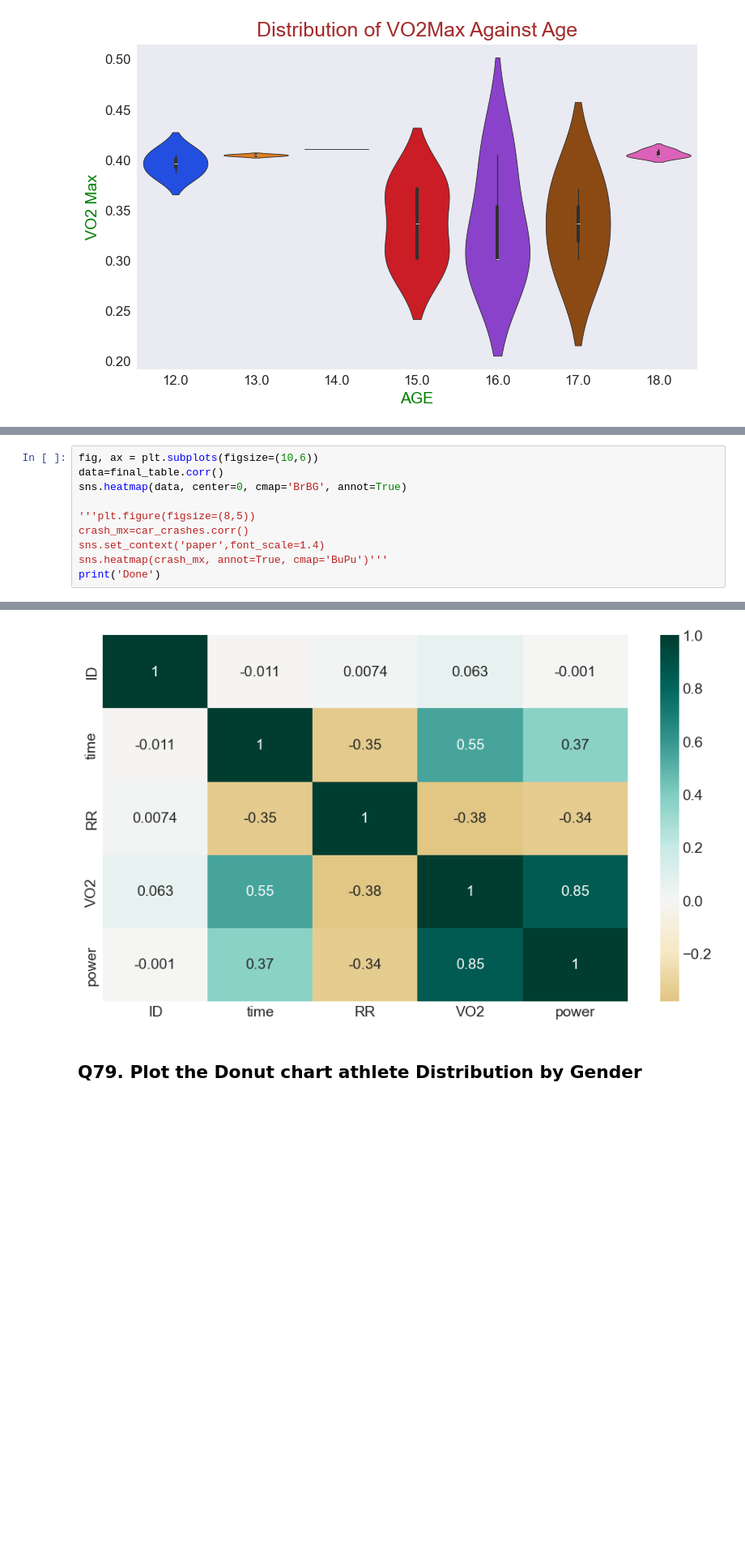
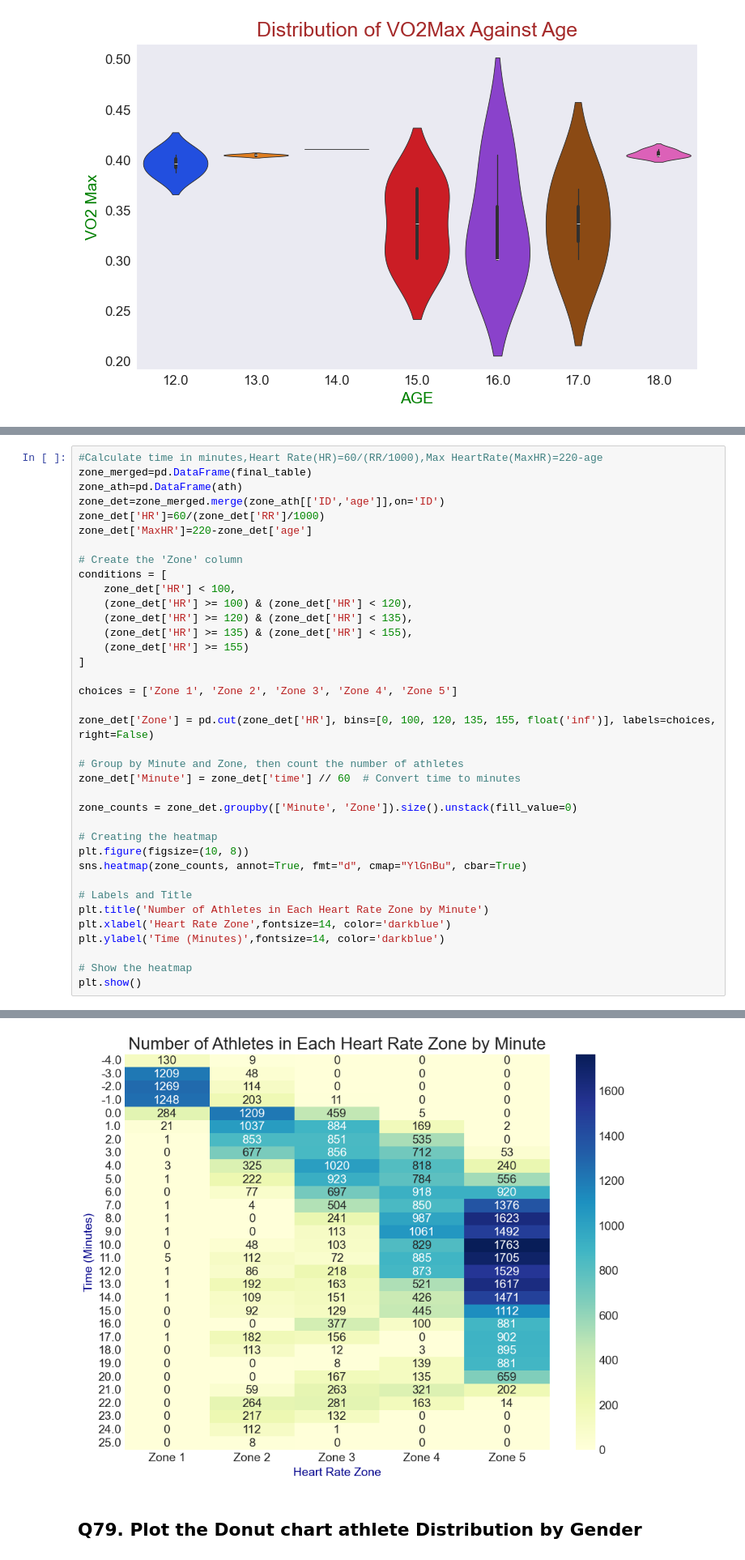
Before and after one commit to Swathikoneti/Team09_HackathonQueens_PythonHackathon_Aug24, a Jupyter notebook: Team09_Jyoti.ipynb, the cells around one changed output, grey strips where cells are left out. Shown: that part at 81% size. Cells and saved outputs as stored; diff of their text form; blank space fills up the shorter version.

```diff
--- a/Team09_Jyoti.ipynb
+++ b/Team09_Jyoti.ipynb
@@ -364,11 +414,38 @@ Q78. Create a heatmap that show heart rate zones by minutes and the number of at
 # %%
-fig, ax = plt.subplots(figsize=(10,6))
-data=final_table.corr()
-sns.heatmap(data, center=0, cmap='BrBG', annot=True)
+#Calculate time in minutes,Heart Rate(HR)=60/(RR/1000),Max HeartRate(MaxHR)=220-age
+zone_merged=pd.DataFrame(final_table)
+zone_ath=pd.DataFrame(ath)
+zone_det=zone_merged.merge(zone_ath[['ID','age']],on='ID')
+zone_det['HR']=60/(zone_det['RR']/1000)
+zone_det['MaxHR']=220-zone_det['age']
 
-'''plt.figure(figsize=(8,5))
-crash_mx=car_crashes.corr()
-sns.set_context('paper',font_scale=1.4)
-sns.heatmap(crash_mx, annot=True, cmap='BuPu')'''
-print('Done')
+# Create the 'Zone' column
+conditions = [
+    zone_det['HR'] < 100,
+    (zone_det['HR'] >= 100) & (zone_det['HR'] < 120),
+    (zone_det['HR'] >= 120) & (zone_det['HR'] < 135),
+    (zone_det['HR'] >= 135) & (zone_det['HR'] < 155),
+    (zone_det['HR'] >= 155)
+]
+
+choices = ['Zone 1', 'Zone 2', 'Zone 3', 'Zone 4', 'Zone 5']
+
+zone_det['Zone'] = pd.cut(zone_det['HR'], bins=[0, 100, 120, 135, 155, float('inf')], labels=choices, right=False)
+
+# Group by Minute and Zone, then count the number of athletes
+zone_det['Minute'] = zone_det['time'] // 60  # Convert time to minutes
+
+zone_counts = zone_det.groupby(['Minute', 'Zone']).size().unstack(fill_value=0)
+
+# Creating the heatmap
+plt.figure(figsize=(10, 8))
+sns.heatmap(zone_counts, annot=True, fmt="d", cmap="YlGnBu", cbar=True)
+
+# Labels and Title
+plt.title('Number of Athletes in Each Heart Rate Zone by Minute')
+plt.xlabel('Heart Rate Zone',fontsize=14, color='darkblue')
+plt.ylabel('Time (Minutes)',fontsize=14, color='darkblue')
+
+# Show the heatmap
+plt.show()
 # %% [output]
@@ -376,4 +452,4 @@ Done
-[figure, old version]
+[figure, new version]
 # %% [markdown]
 ## Q79. Plot the Donut chart athlete Distribution by Gender
 # %%
```
Also changed, not shown: parts of 13 cells of this notebook.
